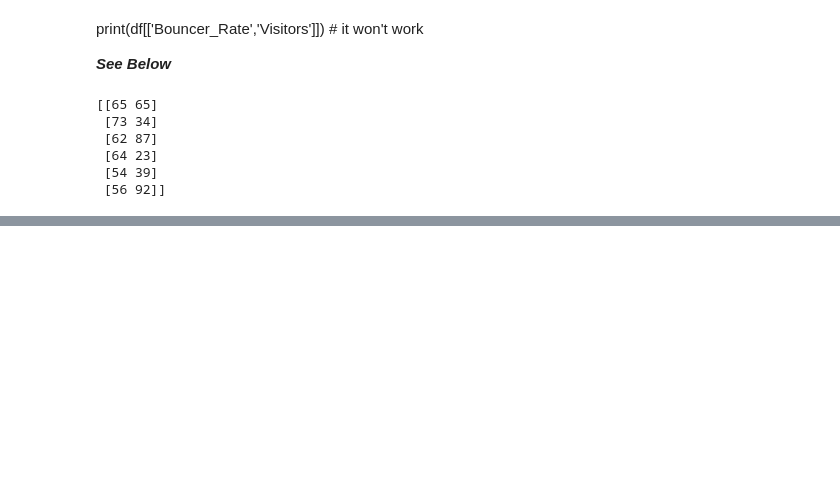
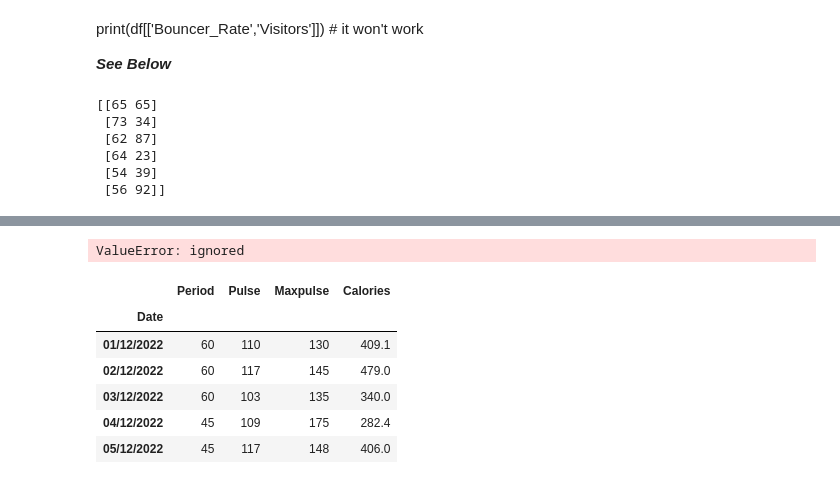
Before and after one commit to Gokulvasan-V/pandas, a Jupyter notebook: pandas_tutorial.ipynb, the cells around one changed output, grey strips where cells are left out. Drawn from its saved outputs; the diff is of its cells as text; code cells hidden in the pictures; blank space fills up the shorter version.

```diff
--- a/pandas_tutorial.ipynb
+++ b/pandas_tutorial.ipynb
@@ -123,0 +168,7 @@ print(np.array(df[['Bouncer_Rate','Visitors']])) # convert these Dict columns in
+# %%
+# rename the column
+#df.columns=["no.of days"]
+#df.to_csv('/content/drive/MyDrive/Colab Notebooks/dataset/newcsv3.csv')
+df.head()
+# %% [output]
+ValueError: ignored
@@ -123,0 +177,11 @@ print(np.array(df[['Bouncer_Rate','Visitors']])) # convert these Dict columns in
+# %%
+df=pd.read_csv("/content/drive/MyDrive/Colab Notebooks/dataset/newcsv4.csv",names=['Date','Period','Pulse','Maxpulse','Calories'],index_col=0) #set the column name and won't show without index
+df.head()
+# %% [output]
+|  | Period | Pulse | Maxpulse | Calories |
+| Date |  |  |  |  |
+| 01/12/2022 | 60 | 110 | 130 | 409.1 |
+| 02/12/2022 | 60 | 117 | 145 | 479.0 |
+| 03/12/2022 | 60 | 103 | 135 | 340.0 |
+| 04/12/2022 | 45 | 109 | 175 | 282.4 |
+| 05/12/2022 | 45 | 117 | 148 | 406.0 |
```
Also changed, not shown: parts of 11 cells of this notebook.
